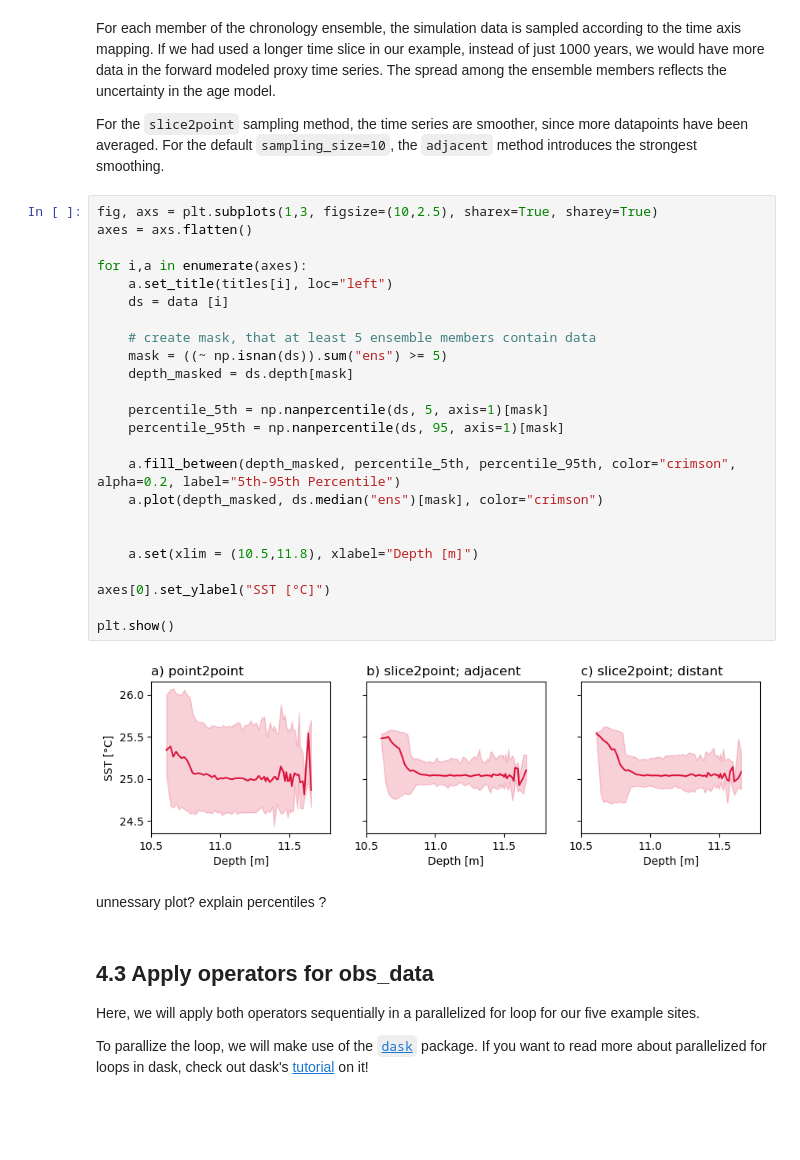
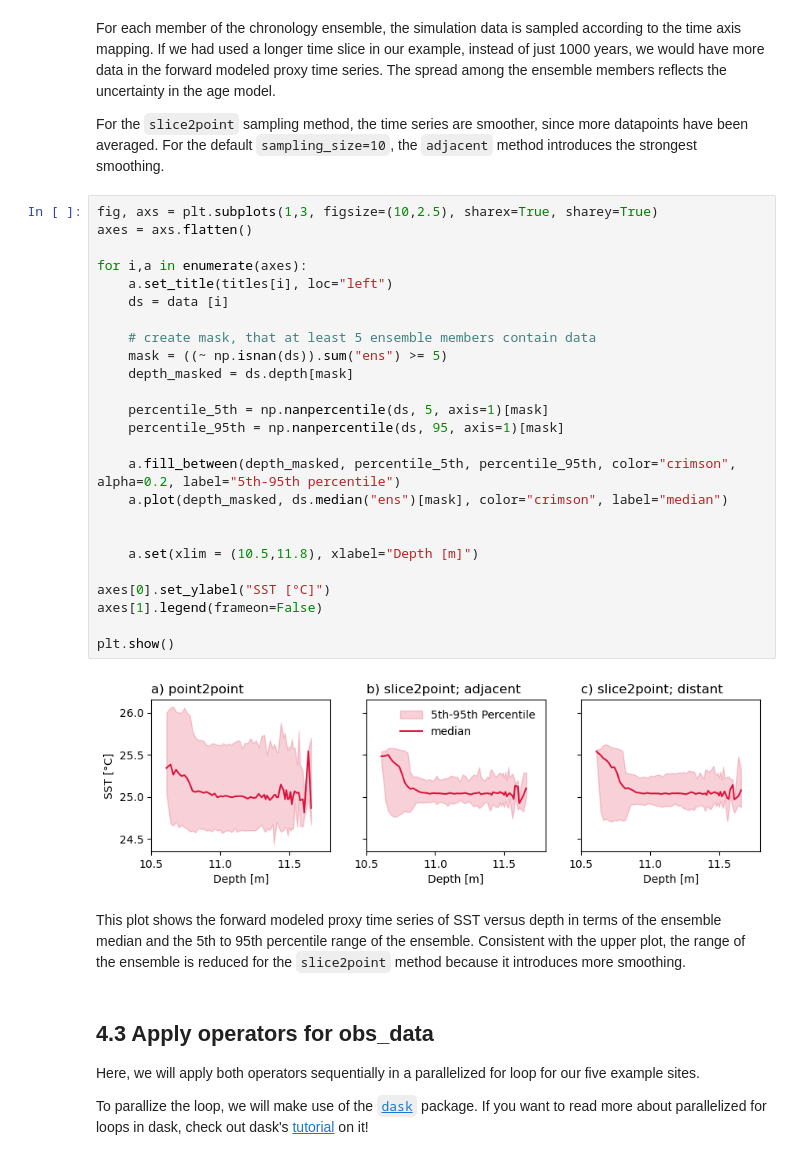
Before and after one commit to paleovar/cupsm, a Jupyter notebook: tutorials/Tutorial2-Forward_modelling.ipynb, the cells around one changed output. Drawn from its saved outputs; the diff is of its cells as text; blank space fills up the shorter version.

```diff
--- a/tutorials/Tutorial2-Forward_modelling.ipynb
+++ b/tutorials/Tutorial2-Forward_modelling.ipynb
@@ -422,32 +422,32 @@ For the `slice2point` sampling method, the time series are smoother, since more
 # %%
 fig, axs = plt.subplots(1,3, figsize=(10,2.5), sharex=True, sharey=True)
 axes = axs.flatten()
 
 for i,a in enumerate(axes):
     a.set_title(titles[i], loc="left")
     ds = data [i]
 
     # create mask, that at least 5 ensemble members contain data
     mask = ((~ np.isnan(ds)).sum("ens") >= 5)
     depth_masked = ds.depth[mask]
 
     percentile_5th = np.nanpercentile(ds, 5, axis=1)[mask]
     percentile_95th = np.nanpercentile(ds, 95, axis=1)[mask]
 
-    a.fill_between(depth_masked, percentile_5th, percentile_95th, color="crimson", alpha=0.2, label="5th-95th Percentile")
-    a.plot(depth_masked, ds.median("ens")[mask], color="crimson")
+    a.fill_between(depth_masked, percentile_5th, percentile_95th, color="crimson", alpha=0.2, label="5th-95th percentile")
+    a.plot(depth_masked, ds.median("ens")[mask], color="crimson", label="median")
 
 
     a.set(xlim = (10.5,11.8), xlabel="Depth [m]")
 
 axes[0].set_ylabel("SST [°C]")
+axes[1].legend(frameon=False)
 
 plt.show()
 # %% [output]
-[figure, old version]
+[figure, new version]
 # %% [markdown]
-unnessary plot?
-explain percentiles ?
+This plot shows the forward modeled proxy time series of SST versus depth in terms of the ensemble median and the 5th to 95th percentile range of the ensemble. Consistent with the upper plot, the range of the ensemble is reduced for the `slice2point` method because it introduces more smoothing.
 # %% [markdown]
 ## 4.3 Apply operators for obs_data
 Here, we will apply both operators sequentially in a parallelized for loop for our five example sites.
```
Also changed, not shown: parts of 7 cells of this notebook.
